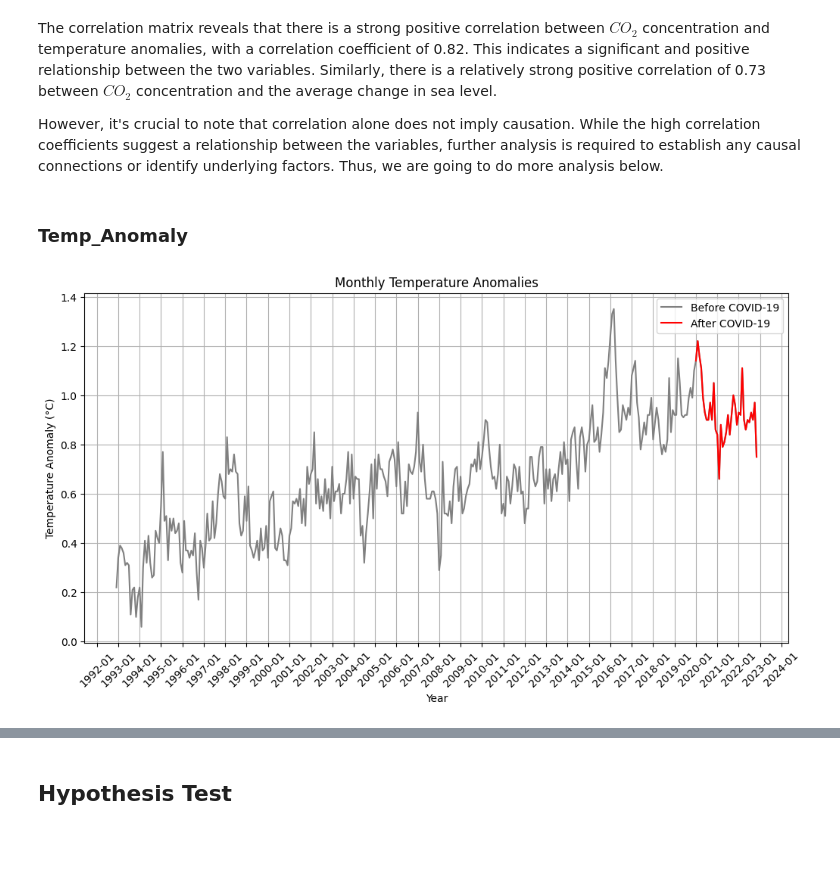
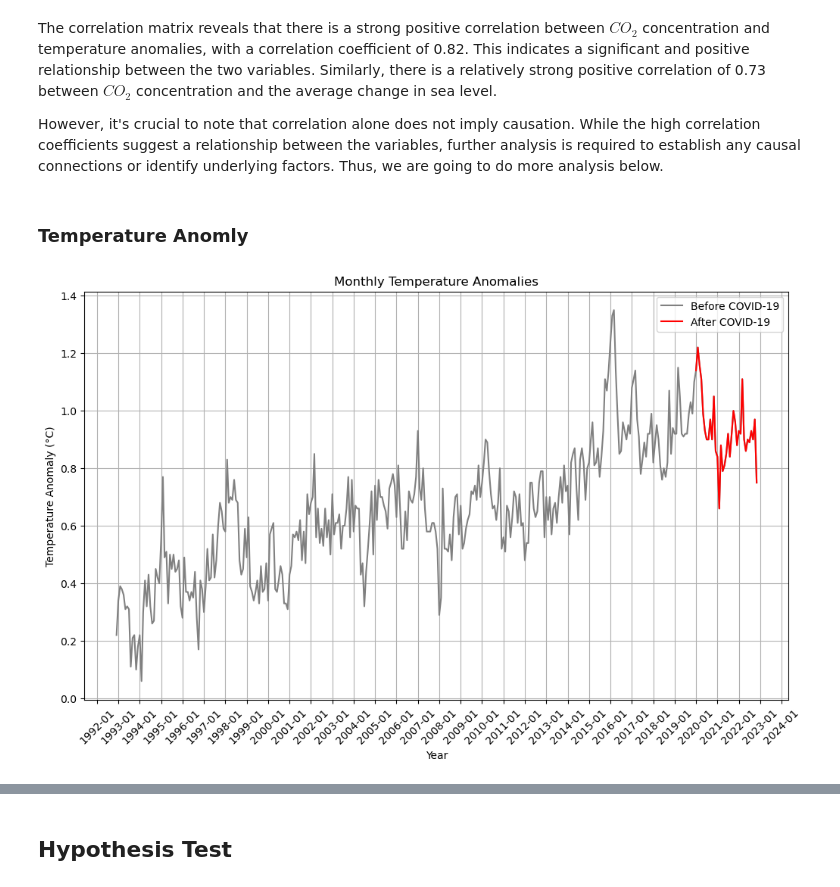
Before and after one commit to daphneyyy/COGS108_FinalProject, a Jupyter notebook: EDACheckpointGroup_Sp23_Project_Group_12.ipynb, the cells around one changed output, grey strips where cells are left out. Saved outputs shown, nothing was run; the diff lists cells and outputs as text; code cells hidden in the pictures; blank space fills up the shorter version.

```diff
--- a/EDACheckpointGroup_Sp23_Project_Group_12.ipynb
+++ b/EDACheckpointGroup_Sp23_Project_Group_12.ipynb
@@ -15,10 +15,11 @@ How has the COVID-19 pandemic impact global warming? Specifically, how do change
 # %% [markdown]
 # Setup
 # %%
+import numpy as np
 import pandas as pd
-import numpy as np
 import seaborn as sns
 import matplotlib.pyplot as plt
+plt.rcParams['figure.figsize'] = (12, 7)
 import matplotlib.dates as mdates
 import statsmodels.api as sm
 # %%
@@ -293,34 +297,32 @@ plt.show()
 The correlation matrix reveals that there is a strong positive correlation between $CO_2$ concentration and temperature anomalies, with a correlation coefficient of 0.82. This indicates a significant and positive relationship between the two variables. Similarly, there is a relatively strong positive correlation of 0.73 between $CO_2$ concentration and the average change in sea level.
 
 However, it's crucial to note that correlation alone does not imply causation. While the high correlation coefficients suggest a relationship between the variables, further analysis is required to establish any causal connections or identify underlying factors. Thus, we are going to do more analysis below.
-# %% [markdown]
-### Temp_Anomaly
+# %% [markdown]
+### Temperature Anomly
 # %%
 # Temperature Anomly per Year
 # Create a boolean mask for dates after 2019-12-01
 mask = merged_df['Year_Month'] > pd.to_datetime('2019-12-01')
-
-plt.figure(figsize=(12, 6))
 
 # Plot all data with a lighter color
 plt.plot(merged_df['Year_Month'], merged_df['Temp_Anomaly'], label='Before COVID-19', color='gray')
 
 # Use boolean mask to plot data after 2019-12-01 with a different color
 plt.plot(merged_df['Year_Month'][mask], merged_df['Temp_Anomaly'][mask], label='After COVID-19', color='red')
 
 plt.title('Monthly Temperature Anomalies')
 plt.xlabel('Year')
 plt.ylabel('Temperature Anomaly (°C)')
 plt.legend()
 
 # Improve date formatting on x-axis
 plt.gca().xaxis.set_major_formatter(mdates.DateFormatter('%Y-%m'))
 plt.gca().xaxis.set_major_locator(mdates.YearLocator())
 
 # Rotate x-axis labels
 plt.xticks(rotation=45)
 
 plt.grid(True)
 plt.show()
 # %% [output]
-[figure, old version]
+[figure, new version]
```
Also changed, not shown: parts of 24 cells of this notebook.
